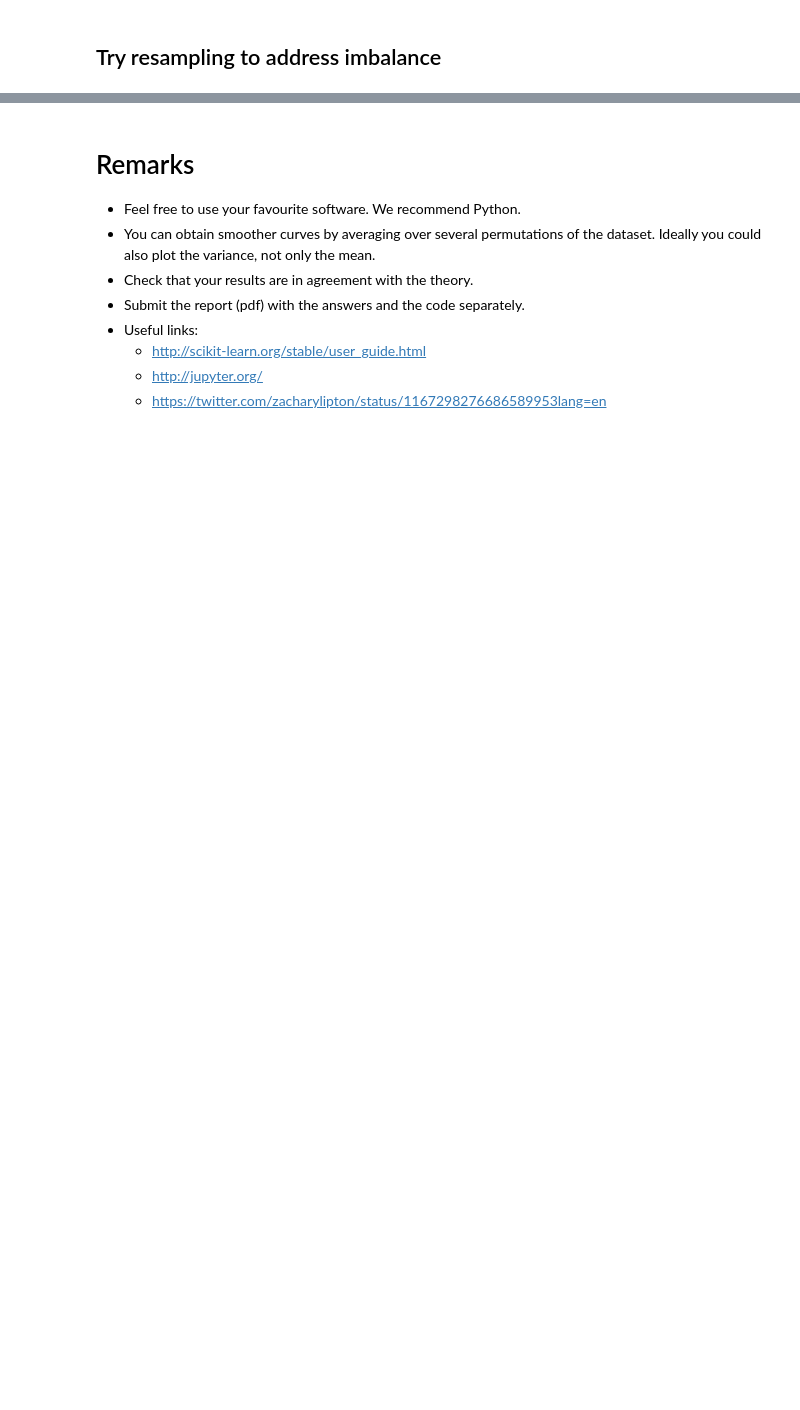
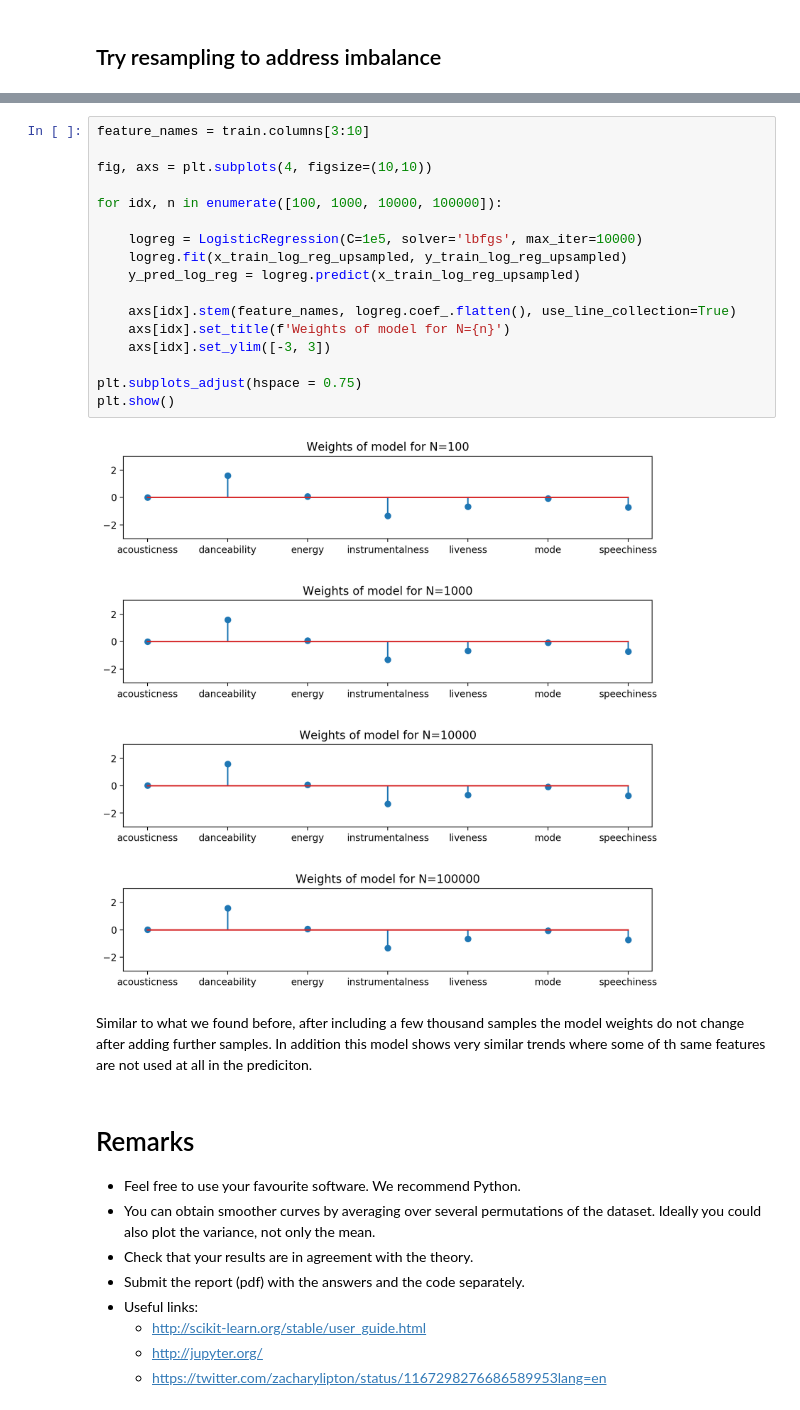
Before and after one commit to csteinmetz1/machine-learning, a Jupyter notebook: p1/p1.ipynb, the cells around one changed output, grey strips where cells are left out. Saved outputs shown, nothing was run; the diff lists cells and outputs as text; blank space fills up the shorter version.

```diff
--- a/p1/p1.ipynb
+++ b/p1/p1.ipynb
@@ -342,3 +360,24 @@ Confusion matrix, without normalization
+# %%
+feature_names = train.columns[3:10]
+
+fig, axs = plt.subplots(4, figsize=(10,10))
+
+for idx, n in enumerate([100, 1000, 10000, 100000]):
+
+    logreg = LogisticRegression(C=1e5, solver='lbfgs', max_iter=10000)
+    logreg.fit(x_train_log_reg_upsampled, y_train_log_reg_upsampled)
+    y_pred_log_reg = logreg.predict(x_train_log_reg_upsampled)
+
+    axs[idx].stem(feature_names, logreg.coef_.flatten(), use_line_collection=True)
+    axs[idx].set_title(f'Weights of model for N={n}')
+    axs[idx].set_ylim([-3, 3])
+
+plt.subplots_adjust(hspace = 0.75)
+plt.show()
+# %% [output]
+[figure, added]
+# %% [markdown]
+Similar to what we found before, after including a few thousand samples the model weights do not change after adding further samples. In addition this model shows very similar trends where some of th same features are not used at all in the prediciton.
 # %% [markdown]
 # Remarks
 - Feel free to use your favourite software. We recommend Python.
```
Also changed, not shown: parts of 6 cells of this notebook, 1 other file.
